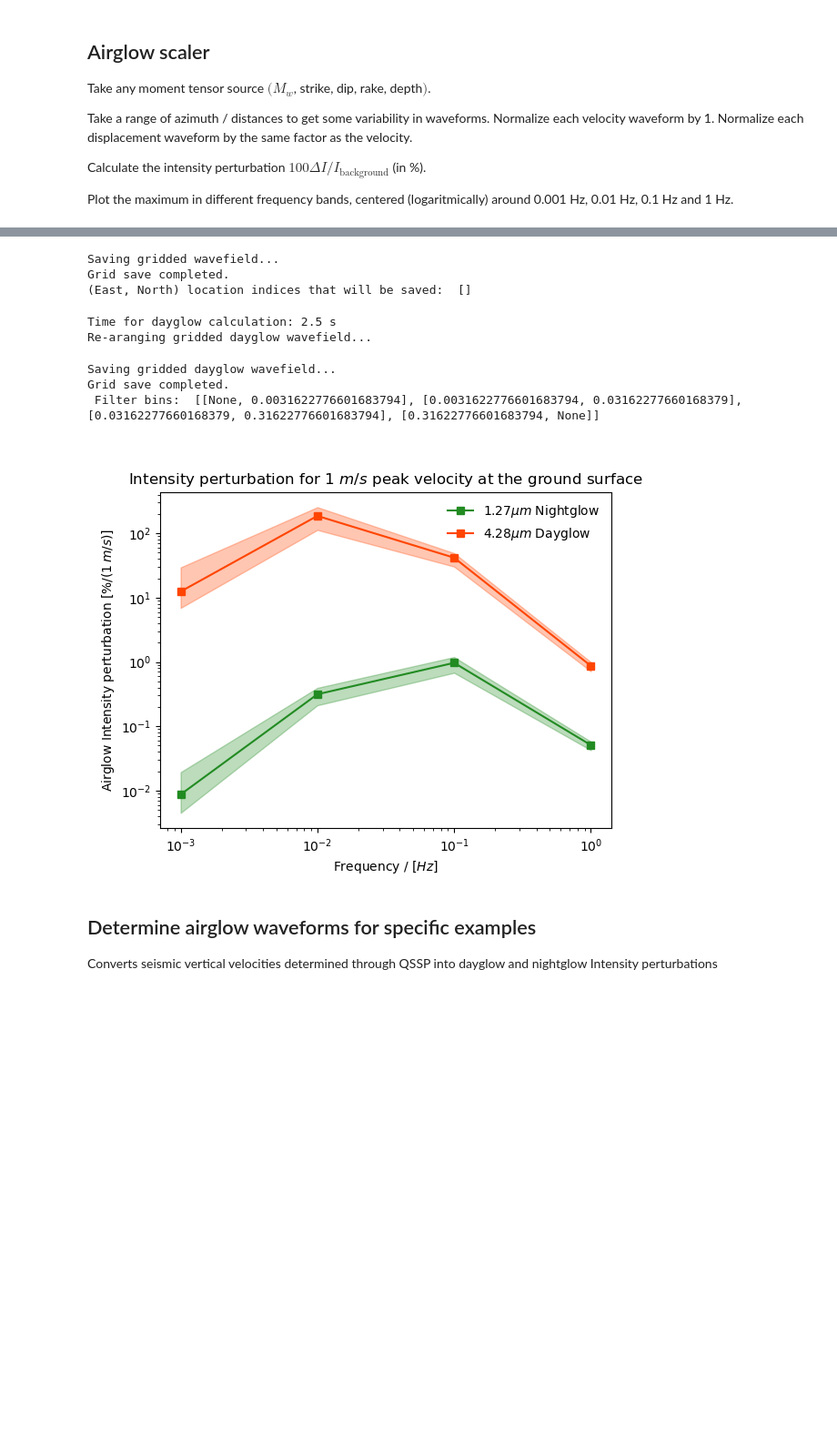
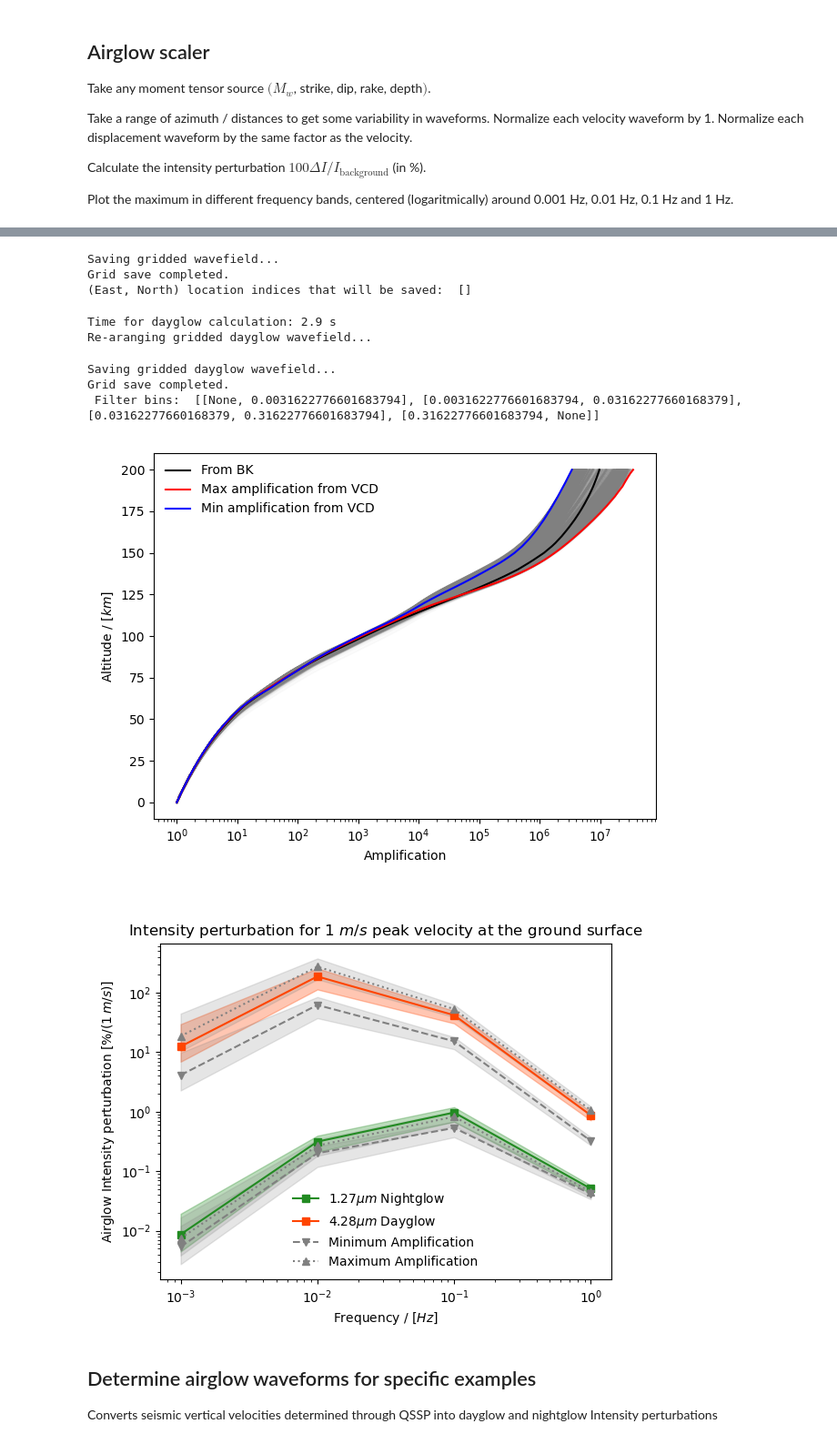
Before and after one commit to QuentinBrissaud/airglow_model, a Jupyter notebook: Test_new_scalers.ipynb, the cells around one changed output, grey strips where cells are left out. Shown at 91% size. Saved outputs shown, nothing was run; the diff lists cells and outputs as text; code cells hidden in the pictures; blank space fills up the shorter version.

Commit message:
Last update to dayglow computation

```diff
--- a/Test_new_scalers.ipynb
+++ b/Test_new_scalers.ipynb
@@ -24,10 +24,11 @@ Calculate the intensity perturbation $100\Delta I/I_{\text{background}}$ (in %).
 Plot the maximum in different frequency bands, centered (logaritmically) around 0.001 Hz, 0.01 Hz, 0.1 Hz and 1 Hz.
 # %%
 reload(ar)
-ar.compute_airglow_scaler_new(mw = 1, strike=45, dip=45, rake=45, do_plot=True)
+# ar.compute_airglow_scaler_new(mw = 1, strike=45, dip=45, rake=45, do_plot=True)
 # ar.compute_airglow_scaler_new(mw = 5, strike=45, dip=45, rake=45, do_plot=True)  ### Check that this measure is independant of mw.
 # ar.compute_airglow_scaler_new(mw = 1, strike=45, dip=0, rake=45, do_plot=True)
 # ar.compute_airglow_scaler_new(mw = 1, strike=90, dip=0, rake=0, do_plot=True)    ### Check that this measure is independant of MT.
+ar.compute_airglow_scaler_new(mw = 1, strike=45, dip=45, rake=45, do_plot=True, effect="ampl")  ### Check effect of amplification curves
 # %% [output]
 Total grid size:  441
 Size of VEL, DIS (bytes):  21168000
@@ -37,13 +41,14 @@ Time for airglow calculation: 3.1 s
 Re-aranging gridded wavefield...
 Saving gridded wavefield...
 Grid save completed.
 (East, North) location indices that will be saved:  []
-Time for dayglow calculation: 2.5 s
+Time for dayglow calculation: 2.9 s
 Re-aranging gridded dayglow wavefield...
 Saving gridded dayglow wavefield...
 Grid save completed.
  Filter bins:  [[None, 0.0031622776601683794], [0.0031622776601683794, 0.03162277660168379], [0.03162277660168379, 0.31622776601683794], [0.31622776601683794, None]]
-[figure, old version]
+[figure, new version]
+[figure, added]
 # %% [markdown]
 ## Determine airglow waveforms for specific examples
 Converts seismic vertical velocities determined through QSSP into dayglow and nightglow Intensity perturbations
```
Also changed, not shown: parts of 8 cells of this notebook, 3 other files.
